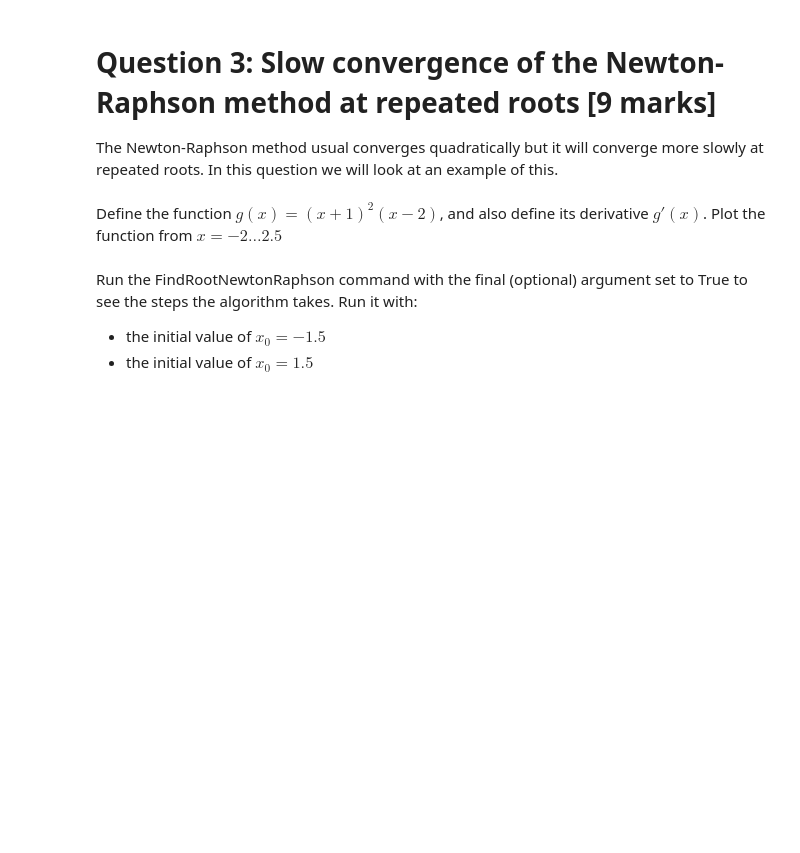
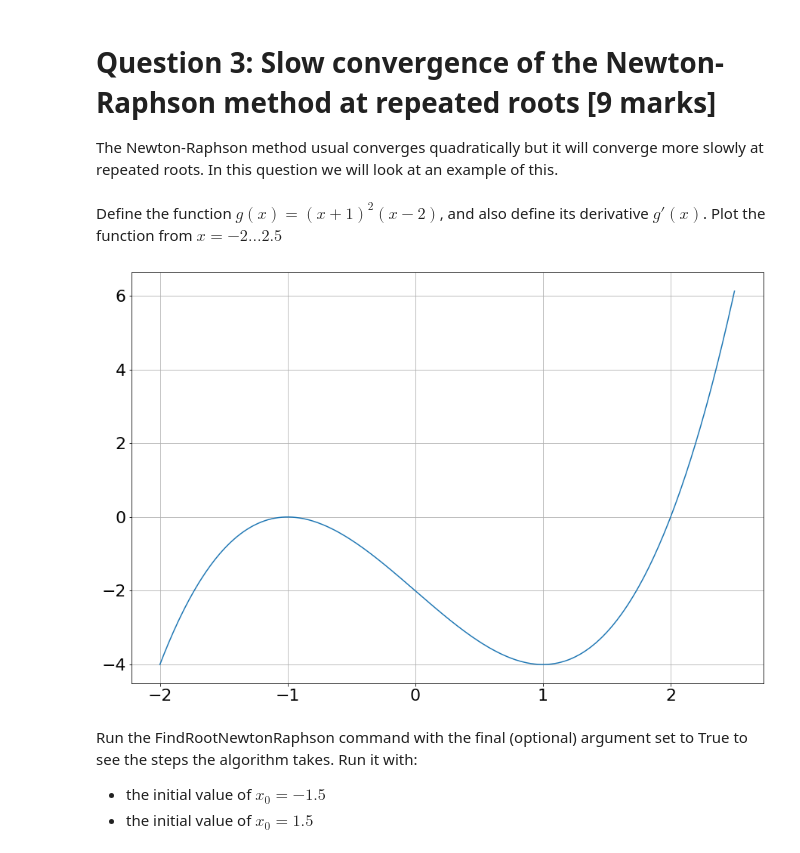
Before and after one commit to sean-roche/acm20030-assignment2, a Jupyter notebook: assignment2.ipynb, the cells around one changed output. Saved outputs shown, nothing was run; the diff lists cells and outputs as text; code cells hidden in the pictures; blank space fills up the shorter version.

```diff
--- a/assignment2.ipynb
+++ b/assignment2.ipynb
@@ -153,6 +188,18 @@ In both cases set the final argument to 'True' to get the function to print the
 The Newton-Raphson method usual converges quadratically but it will converge more slowly at repeated roots. In this question we will look at an example of this.
 # %% [markdown]
 Define the function $g(x) = (x+1)^2(x-2)$, and also define its derivative $g'(x)$. Plot the function from $x=-2\dots2.5$
+# %%
+def g(x):
+    return (x - 2)*(x + 1)**2
+def dg(x):
+    return 3*x**2 - 3
+#plot function
+X = np.linspace(-2,2.5,500)
+plt.plot(X, g(X))
+plt.grid()
+plt.show()
+# %% [output]
+[figure, added]
 # %% [markdown]
 Run the FindRootNewtonRaphson command with the final (optional) argument set to True to see the steps the algorithm takes. Run it with:
  - the initial value of $x_0 = -1.5$
```
Also changed, not shown: parts of 8 cells of this notebook.
